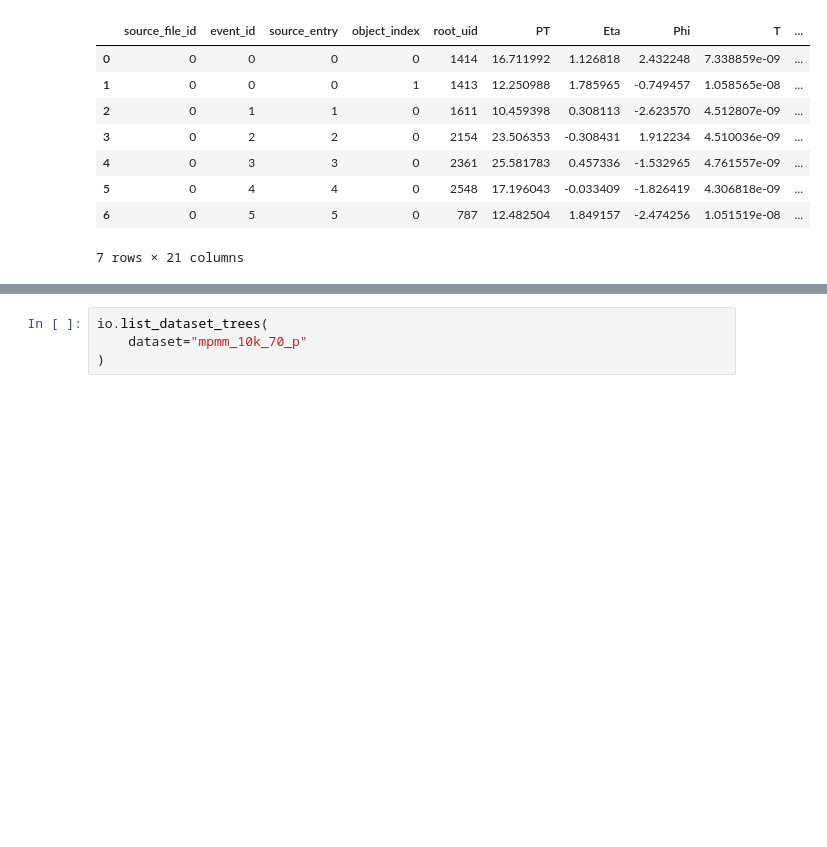
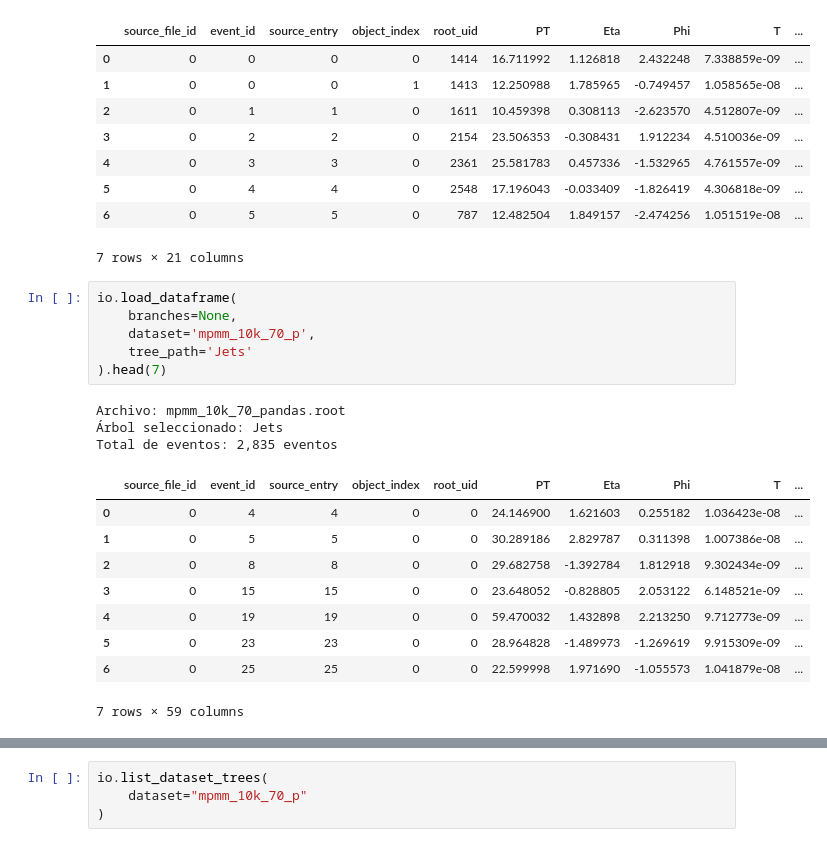
Before and after one commit to MASilva139/ECFM-PF, a Jupyter notebook: MadGraph/pp_mpmm.ipynb, the cells around one changed output, grey strips where cells are left out. Drawn from its saved outputs; the diff is of its cells as text; blank space fills up the shorter version.

```diff
--- a/MadGraph/pp_mpmm.ipynb
+++ b/MadGraph/pp_mpmm.ipynb
@@ -260,3 +255,22 @@ Total de eventos: 13,533 eventos
 | 5 | 0 | 4 | 4 | 0 | 2548 | 17.196043 | -0.033409 | -1.826419 | 4.306818e-09 | ... |
 | 6 | 0 | 5 | 5 | 0 | 787 | 12.482504 | 1.849157 | -2.474256 | 1.051519e-08 | ... |
 7 rows × 21 columns
+# %%
+io.load_dataframe(
+    branches=None,
+    dataset='mpmm_10k_70_p',
+    tree_path='Jets'
+).head(7)
+# %% [output]
+Archivo: mpmm_10k_70_pandas.root
+Árbol seleccionado: Jets
+Total de eventos: 2,835 eventos
+|  | source_file_id | event_id | source_entry | object_index | root_uid | PT | Eta | Phi | T | ... |
+| 0 | 0 | 4 | 4 | 0 | 0 | 24.146900 | 1.621603 | 0.255182 | 1.036423e-08 | ... |
+| 1 | 0 | 5 | 5 | 0 | 0 | 30.289186 | 2.829787 | 0.311398 | 1.007386e-08 | ... |
+| 2 | 0 | 8 | 8 | 0 | 0 | 29.682758 | -1.392784 | 1.812918 | 9.302434e-09 | ... |
+| 3 | 0 | 15 | 15 | 0 | 0 | 23.648052 | -0.828805 | 2.053122 | 6.148521e-09 | ... |
+| 4 | 0 | 19 | 19 | 0 | 0 | 59.470032 | 1.432898 | 2.213250 | 9.712773e-09 | ... |
+| 5 | 0 | 23 | 23 | 0 | 0 | 28.964828 | -1.489973 | -1.269619 | 9.915309e-09 | ... |
+| 6 | 0 | 25 | 25 | 0 | 0 | 22.599998 | 1.971690 | -1.055573 | 1.041879e-08 | ... |
+7 rows × 59 columns
```
Also changed, not shown: parts of 3 cells of this notebook, 8 other files.
